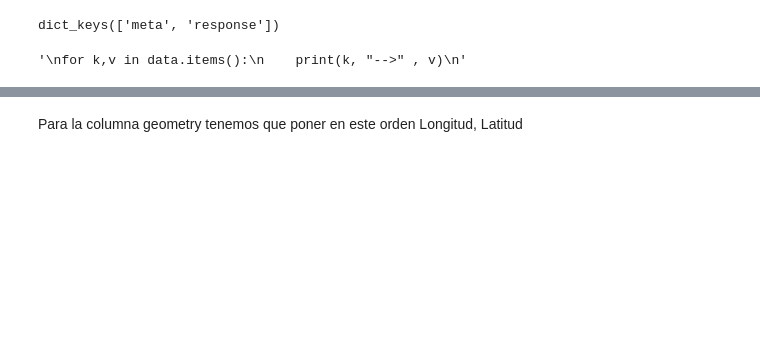
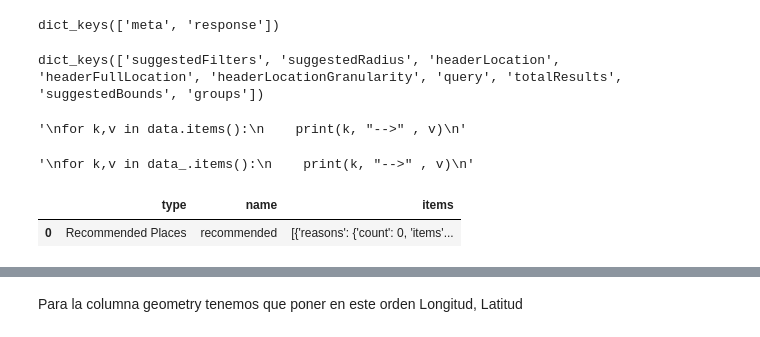
Before and after one commit to Ironhack-Data-Madrid-Agosto-2021/classroom-materials, a Jupyter notebook: week_04/04-geo_dataframe.ipynb, the cells around one changed output, grey strips where cells are left out. Drawn from its saved outputs; the diff is of its cells as text; code cells hidden in the pictures; blank space fills up the shorter version.

```diff
--- a/week_04/04-geo_dataframe.ipynb
+++ b/week_04/04-geo_dataframe.ipynb
@@ -113,6 +144,10 @@ resp = requests.get(url_query, params=parametros).json()
 resp.keys()
 # %% [output]
 dict_keys(['meta', 'response'])
+# %%
+resp["response"].keys()
+# %% [output]
+dict_keys(['suggestedFilters', 'suggestedRadius', 'headerLocation', 'headerFullLocation', 'headerLocationGranularity', 'query', 'totalResults', 'suggestedBounds', 'groups'])
 # %%
 data = resp["response"]
 # %%
@@ -128,3 +164,16 @@ for k,v in data.items():
+# %%
+"""
+for k,v in data_.items():
+    print(k, "-->" , v)
+"""
+# %% [output]
+'\nfor k,v in data_.items():\n    print(k, "-->" , v)\n'
+# %%
+from pandas import json_normalize
+json_normalize(data_)
+# %% [output]
+|  | type | name | items |
+| 0 | Recommended Places | recommended | [{'reasons': {'count': 0, 'items'... |
 # %%
 #vamos a visualizar de forma "amigable"  las keys y los values del diccionario para encontrar los datitos
 #Echad un ojo a librería pprint
```
Also changed, not shown: parts of 44 cells of this notebook, 2 other files.
